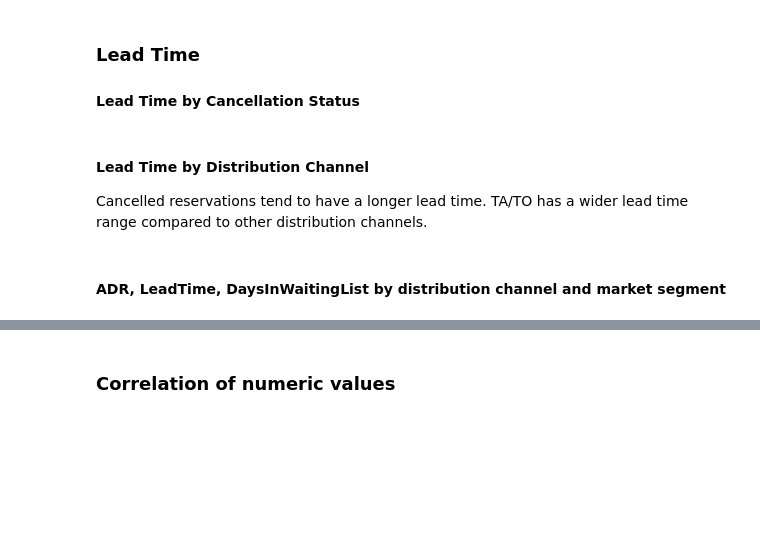
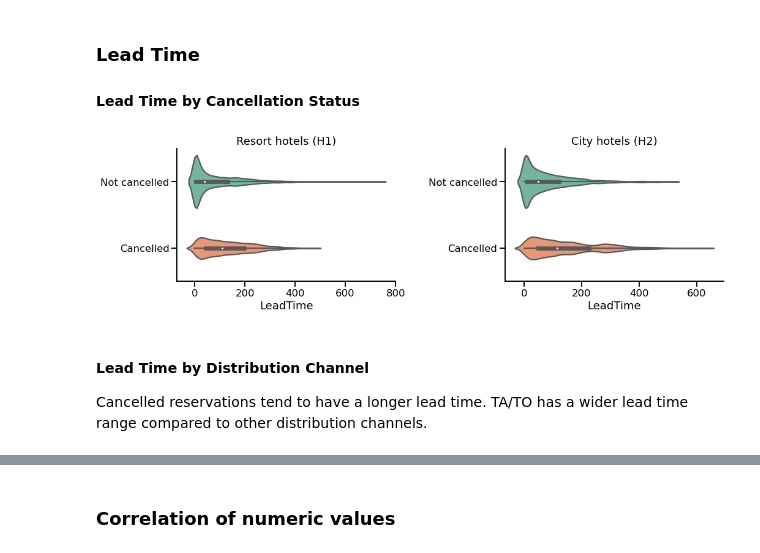
Before and after one commit to elvyna/hotel-booking-cancellation, a Jupyter notebook: 0-business-data-understanding.ipynb, the cells around one changed output, grey strips where cells are left out. Drawn from its saved outputs; the diff is of its cells as text; code cells hidden in the pictures; blank space fills up the shorter version.

```diff
--- a/0-business-data-understanding.ipynb
+++ b/0-business-data-understanding.ipynb
@@ -424,9 +550,37 @@ An outlier is found on TA/TO distribution channel.
 ### Lead Time
 
 #### Lead Time by Cancellation Status
+# %%
+f, ax = plt.subplots(figsize = (16,4), ncols = 2)
+plt.subplots_adjust(wspace = .5)
+
+sns.violinplot(
+    data = df_h1.select(['IsCanceled','LeadTime']).toPandas(),
+    y = 'IsCanceled',
+    x = 'LeadTime',
+    orient = 'h',
+    palette = 'Set2',
+    ax = ax[0]
+)
+ax[0].set_title("Resort hotels (H1)")
+ax[0].set_yticklabels(['Not cancelled','Cancelled'])
+ax[0].set_ylabel('')
+
+sns.violinplot(
+    data = df_h2.select(['IsCanceled','LeadTime']).toPandas(),
+    y = 'IsCanceled',
+    x = 'LeadTime',
+    orient = 'h',
+    palette = 'Set2',
+    ax = ax[1]
+)
+ax[1].set_title("City hotels (H2)")
+ax[1].set_yticklabels(['Not cancelled','Cancelled'])
+ax[1].set_ylabel('')
+sns.despine();
+# %% [output]
+[figure, added]
 # %% [markdown]
 #### Lead Time by Distribution Channel
 
 Cancelled reservations tend to have a longer lead time. TA/TO has a wider lead time range compared to other distribution channels.
-# %% [markdown]
-#### ADR, LeadTime, DaysInWaitingList by distribution channel and market segment
```
Also changed, not shown: parts of 13 cells of this notebook.
